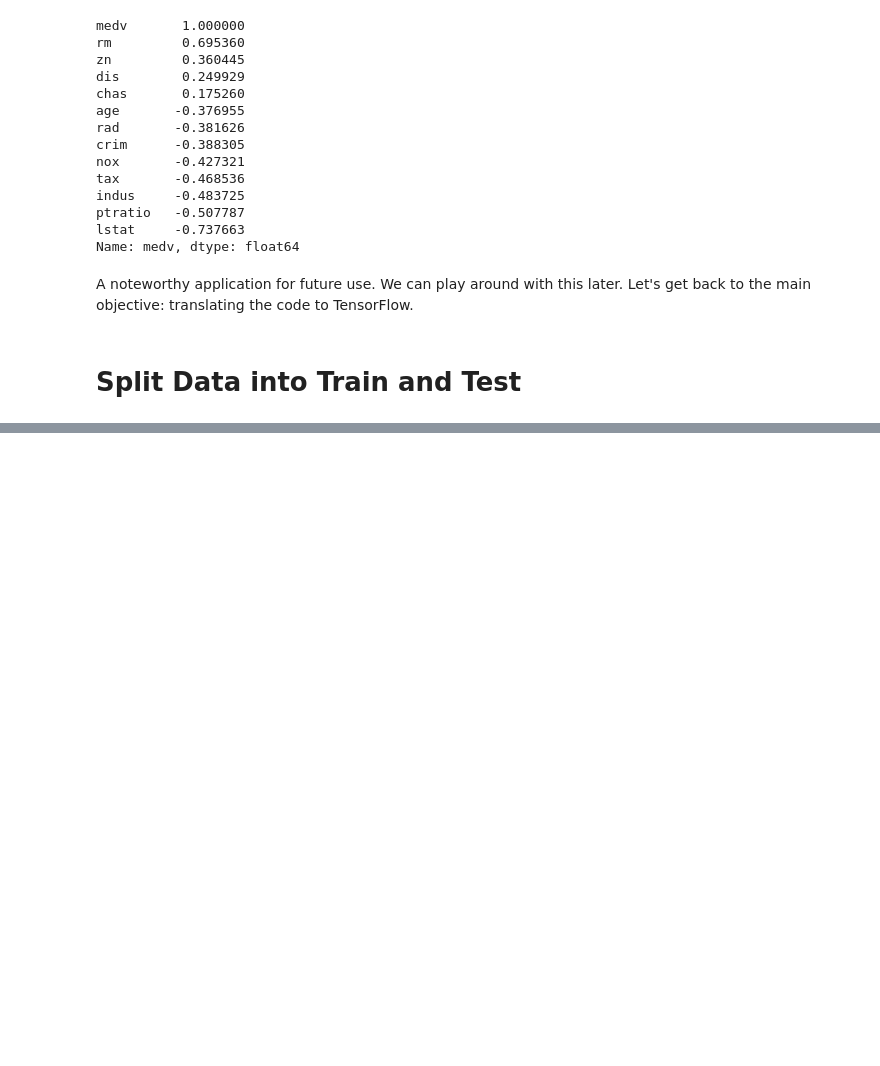
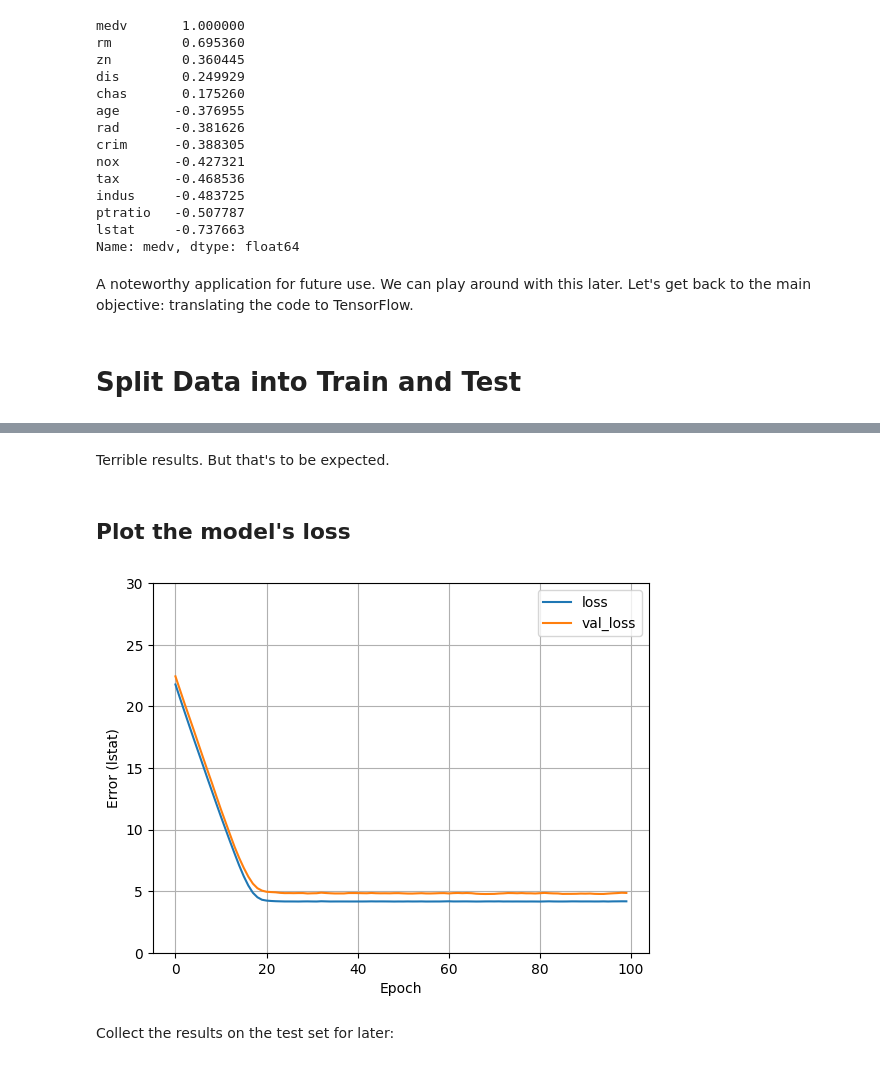
Before and after one commit to crdcamp/ml-learning-linear-regression, a Jupyter notebook: lin_reg_lab_to_tf.ipynb, the cells around one changed output, grey strips where cells are left out. Drawn from its saved outputs; the diff is of its cells as text; code cells hidden in the pictures; blank space fills up the shorter version.

```diff
--- a/lin_reg_lab_to_tf.ipynb
+++ b/lin_reg_lab_to_tf.ipynb
@@ -186,3 +192,7 @@ test_labels = test_features.pop("medv")
 # %%
-normalizer = layers.Normalization(axis=1, name="normalizer")
+normalizer = tf.keras.layers.Normalization(axis=1, name="normalizer")
 normalizer.adapt(np.array(train_features))
+
+lstat = np.array(train_features["lstat"])
+lstat_normalizer = keras.layers.Normalization(input_shape=[1,], axis=None, name="lstat_normalization")
+lstat_normalizer.adapt(lstat)
@@ -195,10 +199,9 @@ We've already normalized all the features, so let's not bother making the specif
 # %%
 lin_reg_1_model = keras.Sequential([
     keras.Input(shape=[1,]),
-    normalizer,
-    layers.Dense(units=1)
-], name="lin_reg_1_model"
-)
+    lstat_normalizer,
+    layers.Dense(units=1, name="layer1")
+], name="lin_reg_1_model")
 
 lin_reg_1_model.summary()
 # %% [output]
@@ -215,0 +222,13 @@ Model: "lin_reg_1_model"
+# %%
+lin_reg_1_model.compile(
+    optimizer=keras.optimizers.Adam(learning_rate=0.1),
+    loss="mean_absolute_error"
+)
+
+history = lin_reg_1_model.fit(
+    train_features["lstat"],
+    train_labels,
+    epochs=100,
+    verbose=0,
+    validation_split = 0.2
+)
@@ -215,0 +248,19 @@ Model: "lin_reg_1_model"
+# %% [markdown]
+Terrible results. But that's to be expected.
+# %% [markdown]
+## Plot the model's loss
+# %%
+def plot_loss(history):
+    plt.plot(history.history["loss"], label="loss")
+    plt.plot(history.history["val_loss"], label="val_loss")
+    plt.ylim(0, 30)
+    plt.xlabel("Epoch")
+    plt.ylabel("Error (lstat)")
+    plt.legend()
+    plt.grid(True)
+
+plot_loss(history)
+# %% [output]
+[figure, added]
+# %% [markdown]
+Collect the results on the test set for later:
```
Also changed, not shown: parts of 10 cells of this notebook.
